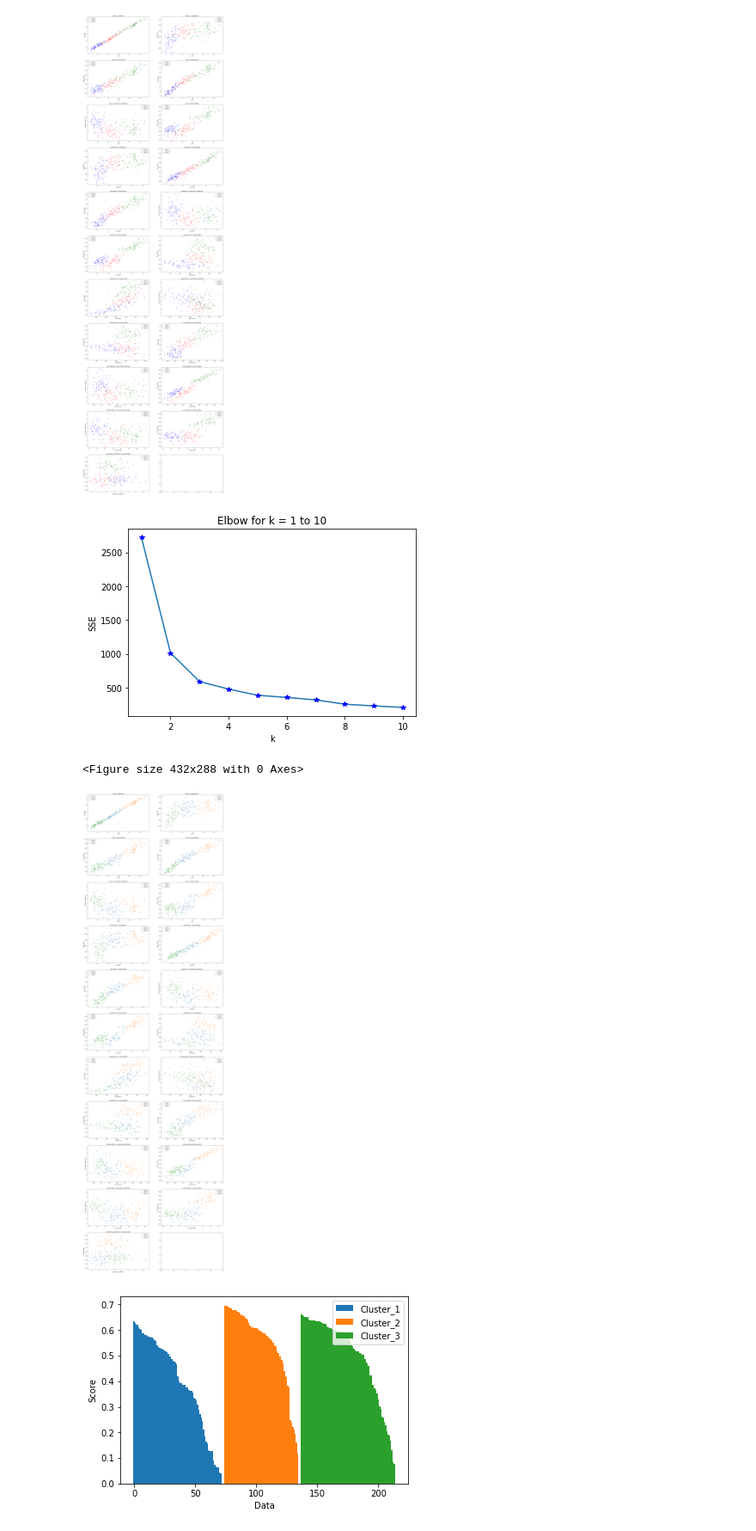
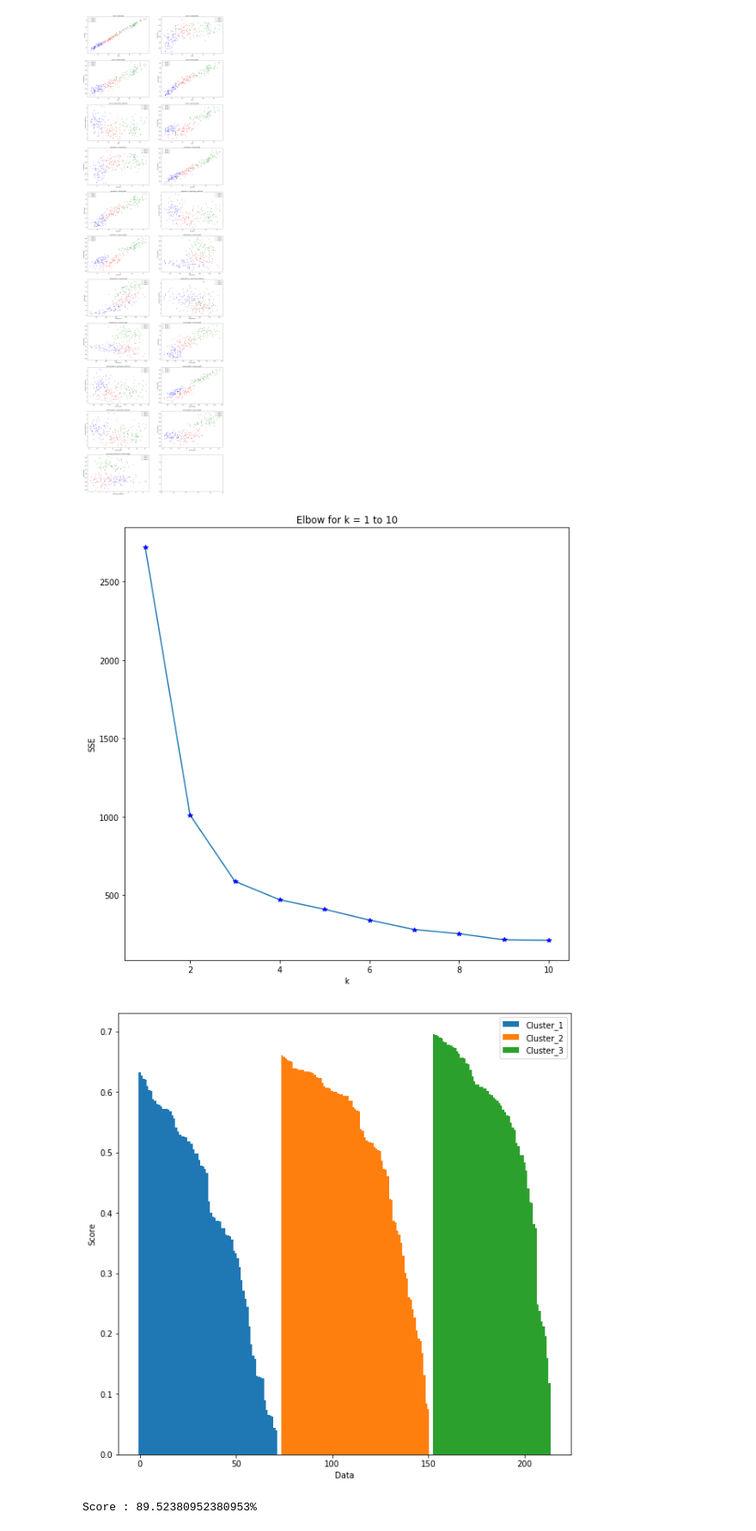
Before and after one commit to rahadiankp/kmeans-kk, a Jupyter notebook: TUGAS 2 KK - K-MEANS.ipynb, the cells around one changed output. Shown at 86% size. Saved outputs shown, nothing was run; the diff lists cells and outputs as text; code cells hidden in the pictures.

```diff
--- a/TUGAS 2 KK - K-MEANS.ipynb
+++ b/TUGAS 2 KK - K-MEANS.ipynb
@@ -178,6 +178,7 @@ class KMeans(object):
             sse += [self.sse(k)]
             #rint("Cluster", k, "SSE", sse)
         points = np.array(list(zip(range(k_start, k_end+1), sse)))
+        plt.figure(figsize=(10, 10))
         plt.plot(range(k_start, k_end+1), sse)
         plt.plot(range(k_start, k_end+1), sse, 'b*')
 
@@ -228,7 +229,7 @@ class KMeans(object):
         for k in range(self.k):
             sil_plot[k].sort(reverse = True)
 
-        fig, ax = plt.subplots()
+        fig, ax = plt.subplots(figsize=(10, 10))
         color = [
             'tab:blue', 'tab:orange', 'tab:green', 'tab:red', 'tab:purple',
             'tab:brown', 'tab:pink', 'tab:gray', 'tab:olive', 'tab:cyan'
@@ -264,15 +265,15 @@ class KMeans(object):
         for i in range(self.k):
             trans_table += [max(freq_table[i], key=freq_table[i].get)]
 
-        print(freq_table)
-        print(trans_table)
+        #print(freq_table)
+        #print(trans_table)
 
         count = int(self.dataset.shape[0])
         for i in range(self.dataset.shape[0]):
             if trans_table[int(self.clusters[i])] != self.dataset[output_column].values[i]:
                 count-=1
 
-        print('Score : %.4f' % ((count/self.dataset.shape[0])*100))
+        print('Score : '+str((count/self.dataset.shape[0])*100)+'%')
 
     def __distance(self, p1, p2, axis = 1):
         return np.linalg.norm(p1-p2, axis=axis)
@@ -291,37 +292,36 @@ class KMeans(object):
     def __generate_centroids(self):
         centroids = []
         for i in range(len(self.keycols)):
             centroids += [
                 np.random.randint(
                             np.min(self.data[:, i])-1,
                             np.max(self.data[:, i])+1,
                             size = self.k
                 )
             ]
 
         return np.array(list(zip(*centroids)), dtype=np.float32)
 
     def set_k(self, k):
         self.k = k
 
     def get_k(self):
         return self.k
 
     def set_keycols(self, keycols):
         self.keycols = keycols
 
     def get_keycols(self):
         return self.keycols
 
-a = KMeans(dataset, 3, with_output = True)
+a = KMeans(dataset, 3, epsilon = 1e-5, with_output = True)
 a.run()
 #a.show_clusters()
 a.elbow(1, 10)
-a.plot()
-#a.get_score()
+#a.plot()
 a.silhouette()
+a.get_score()
 # %% [output]
-[figure, old version]
+[figure, new version]
+[figure, new version]
-<Figure size 432x288 with 0 Axes>
+Score : 89.52380952380953%
-[figure, old version]
-[figure, removed]
```
